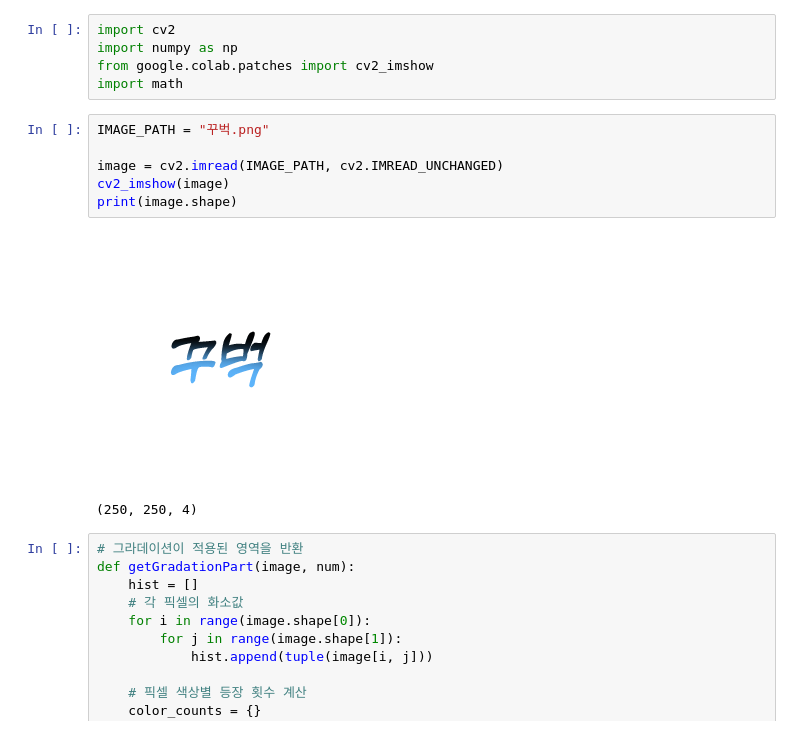
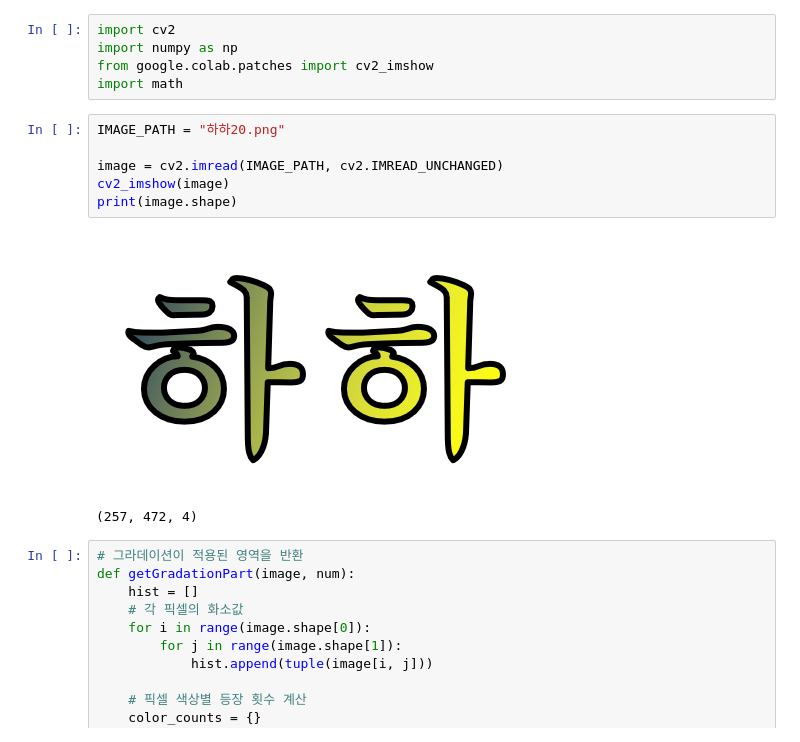
Before and after one commit to min02choi/Style-Color-Detect, a Jupyter notebook: 240526_generate_text.ipynb, the cells around one changed output. Saved outputs shown, nothing was run; the diff lists cells and outputs as text.

```diff
--- a/240526_generate_text.ipynb
+++ b/240526_generate_text.ipynb
@@ -19,14 +19,14 @@ import numpy as np
 from google.colab.patches import cv2_imshow
 import math
 # %%
-IMAGE_PATH = "꾸벅.png"
+IMAGE_PATH = "하하20.png"
 
 image = cv2.imread(IMAGE_PATH, cv2.IMREAD_UNCHANGED)
 cv2_imshow(image)
 print(image.shape)
 # %% [output]
-[figure, old version]
+[figure, new version]
-(250, 250, 4)
+(257, 472, 4)
 # %%
 # 그라데이션이 적용된 영역을 반환
 def getGradationPart(image, num):
```
Also changed, not shown: parts of 25 cells of this notebook.
